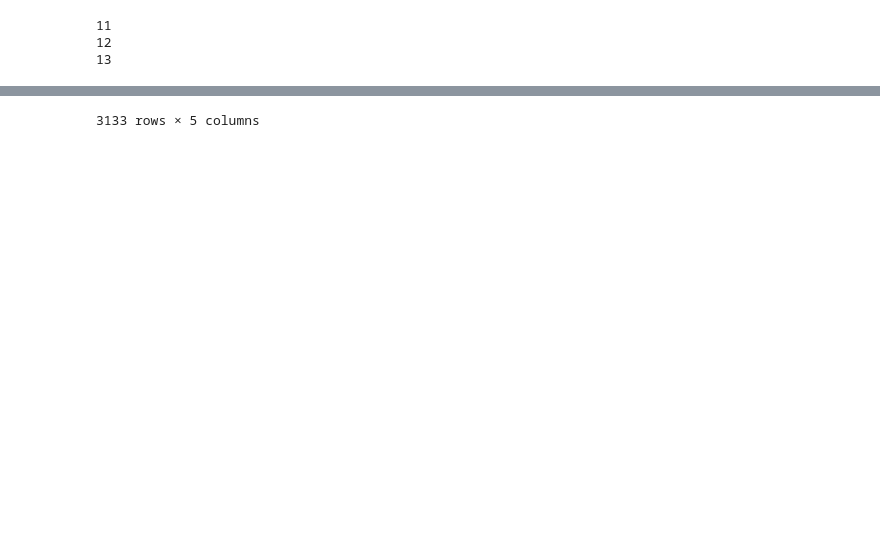
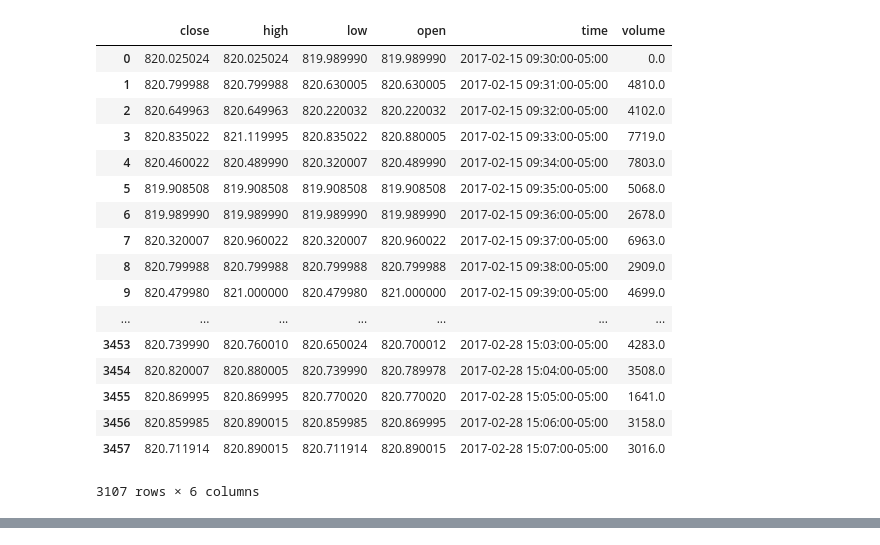
Before and after one commit to alekseystryukov/notebooks, a Jupyter notebook: N05.ipynb, the cells around one changed output, grey strips where cells are left out. Cells and saved outputs as stored; diff of their text form; code cells hidden in the pictures; blank space fills up the shorter version.

```diff
--- a/N05.ipynb
+++ b/N05.ipynb
@@ -24,41 +40,40 @@ datetime.fromtimestamp(1488132100, tz=pytz.timezone('EST')), datetime.fromtimest
 # %%
-from datetime import datetime, timedelta
-import pytz
-import pandas as pd
-import numpy as np
-import requests
+def get_data(symbol):
+    today = datetime.now(tz=DATA_TIMEZONE).replace(hour=16, minute=0, second=0, microsecond=0)
+    start = get_start_date(today)
+    url = "https://query1.finance.yahoo.com/v7/finance/chart/{}?period1={:.0f}&period2={:.0f}"\
+          "&interval=1m&indicators=quote&includeTimestamps=true&"\
+          "events=div%7Csplit%7Cearn".format(symbol, start.timestamp(), today.timestamp())
+    page = requests.get(url)
+    chart = page.json()['chart']
 
-def get_data(symbol):
-    timezone = pytz.timezone("EST")
-    today = datetime.now(tz=timezone).replace(hour=9, minute=0, second=0, microsecond=0)
-    days = 11
-    while True:
-        start = today - timedelta(days=days)
-        url = "https://query1.finance.yahoo.com/v7/finance/chart/{}?period1={:.0f}&period2={:.0f}"\
-              "&interval=1m&indicators=quote&includeTimestamps=true&"\
-              "events=div%7Csplit%7Cearn".format(symbol, start.timestamp(), today.timestamp())
-        page = requests.get(url)
-        chart = page.json()['chart']
+    if chart['error']:
+        print(chart['error'])
 
-        if chart['error']:
-            print(chart['error'])
-            break
-
-        result = chart['result'][0]
-        periods_len = len(result['meta']['tradingPeriods'])
-        print(days)
-        if periods_len >= 9:
-            df = pd.DataFrame(
-                result['indicators']['quote'][0],
-                index=[datetime.fromtimestamp(t, tz=timezone) for t in result['timestamp']],
-            )
-            return df[df.volume.notnull()]
-        else:
-            days += 1
+    result = chart['result'][0]
+    data = result['indicators']['quote'][0]
+    data['time'] = [datetime.fromtimestamp(t, tz=DATA_TIMEZONE) for t in result['timestamp']]
+    df = pd.DataFrame(data)
+    return df[df.volume.notnull()]
 
 dd = get_data("GOOG")
 dd
 # %% [output]
+|  | close | high | low | open | time | volume |
+| 0 | 820.025024 | 820.025024 | 819.989990 | 819.989990 | 2017-02-15 09:30:00-05:00 | 0.0 |
+| 1 | 820.799988 | 820.799988 | 820.630005 | 820.630005 | 2017-02-15 09:31:00-05:00 | 4810.0 |
+| 2 | 820.649963 | 820.649963 | 820.220032 | 820.220032 | 2017-02-15 09:32:00-05:00 | 4102.0 |
+| 3 | 820.835022 | 821.119995 | 820.835022 | 820.880005 | 2017-02-15 09:33:00-05:00 | 7719.0 |
+| 4 | 820.460022 | 820.489990 | 820.320007 | 820.489990 | 2017-02-15 09:34:00-05:00 | 7803.0 |
+| 5 | 819.908508 | 819.908508 | 819.908508 | 819.908508 | 2017-02-15 09:35:00-05:00 | 5068.0 |
+| 6 | 819.989990 | 819.989990 | 819.989990 | 819.989990 | 2017-02-15 09:36:00-05:00 | 2678.0 |
+| 7 | 820.320007 | 820.960022 | 820.320007 | 820.960022 | 2017-02-15 09:37:00-05:00 | 6963.0 |
+| 8 | 820.799988 | 820.799988 | 820.799988 | 820.799988 | 2017-02-15 09:38:00-05:00 | 2909.0 |
+| 9 | 820.479980 | 821.000000 | 820.479980 | 821.000000 | 2017-02-15 09:39:00-05:00 | 4699.0 |
+| ... | ... | ... | ... | ... | ... | ... |
+| 3453 | 820.739990 | 820.760010 | 820.650024 | 820.700012 | 2017-02-28 15:03:00-05:00 | 4283.0 |
+| 3454 | 820.820007 | 820.880005 | 820.739990 | 820.789978 | 2017-02-28 15:04:00-05:00 | 3508.0 |
+| 3455 | 820.869995 | 820.869995 | 820.770020 | 820.770020 | 2017-02-28 15:05:00-05:00 | 1641.0 |
+| 3456 | 820.859985 | 820.890015 | 820.859985 | 820.869995 | 2017-02-28 15:06:00-05:00 | 3158.0 |
+| 3457 | 820.711914 | 820.890015 | 820.711914 | 820.890015 | 2017-02-28 15:07:00-05:00 | 3016.0 |
-11
-12
-13
+3107 rows × 6 columns
@@ -82,4 +80,3 @@ dd
-3133 rows × 5 columns
 # %%
 dd_len = len(dd)
 dd['avg9days'] = dd.volume.rolling(window=dd_len, min_periods=1).mean()
```
Also changed, not shown: parts of 7 cells of this notebook, 1 other file.
